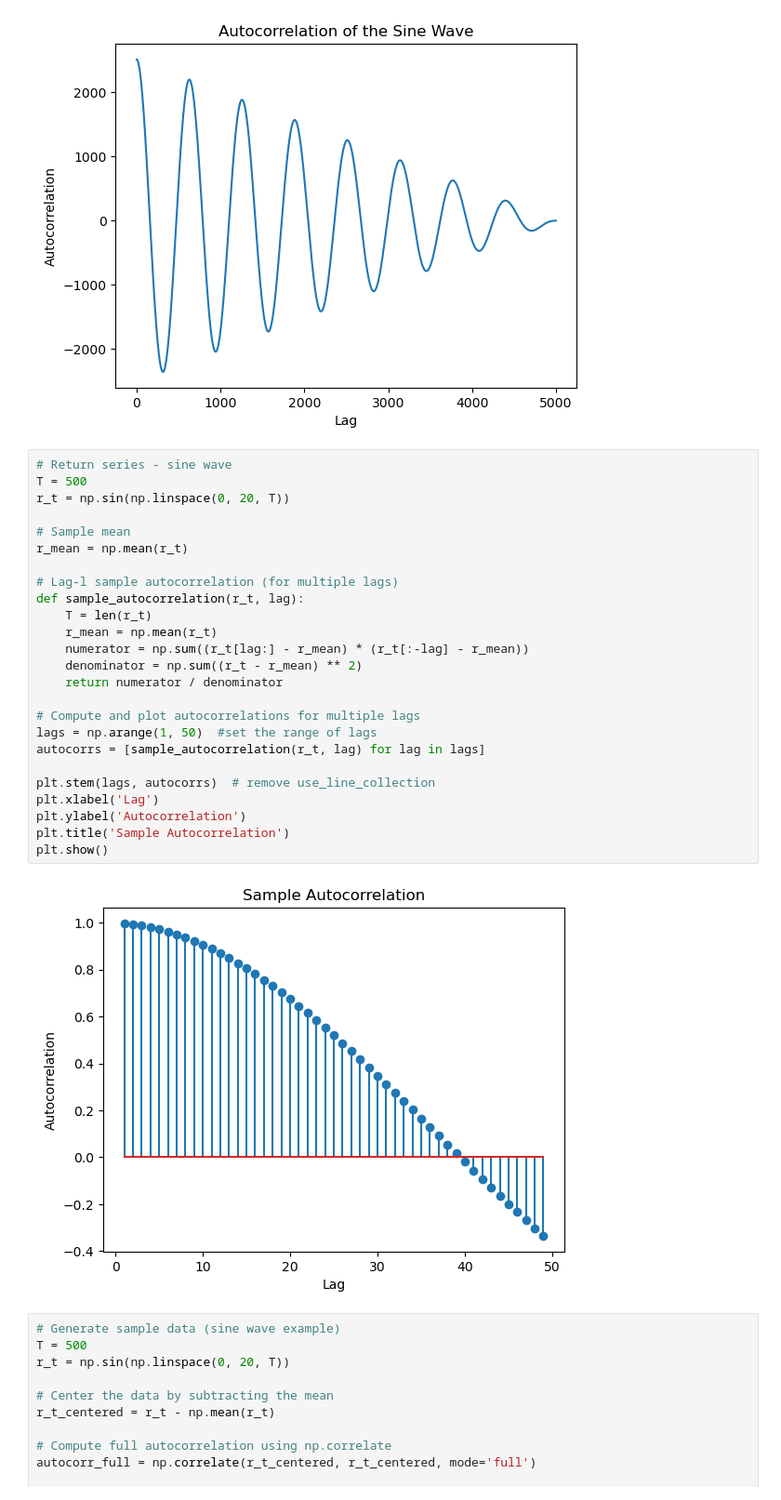
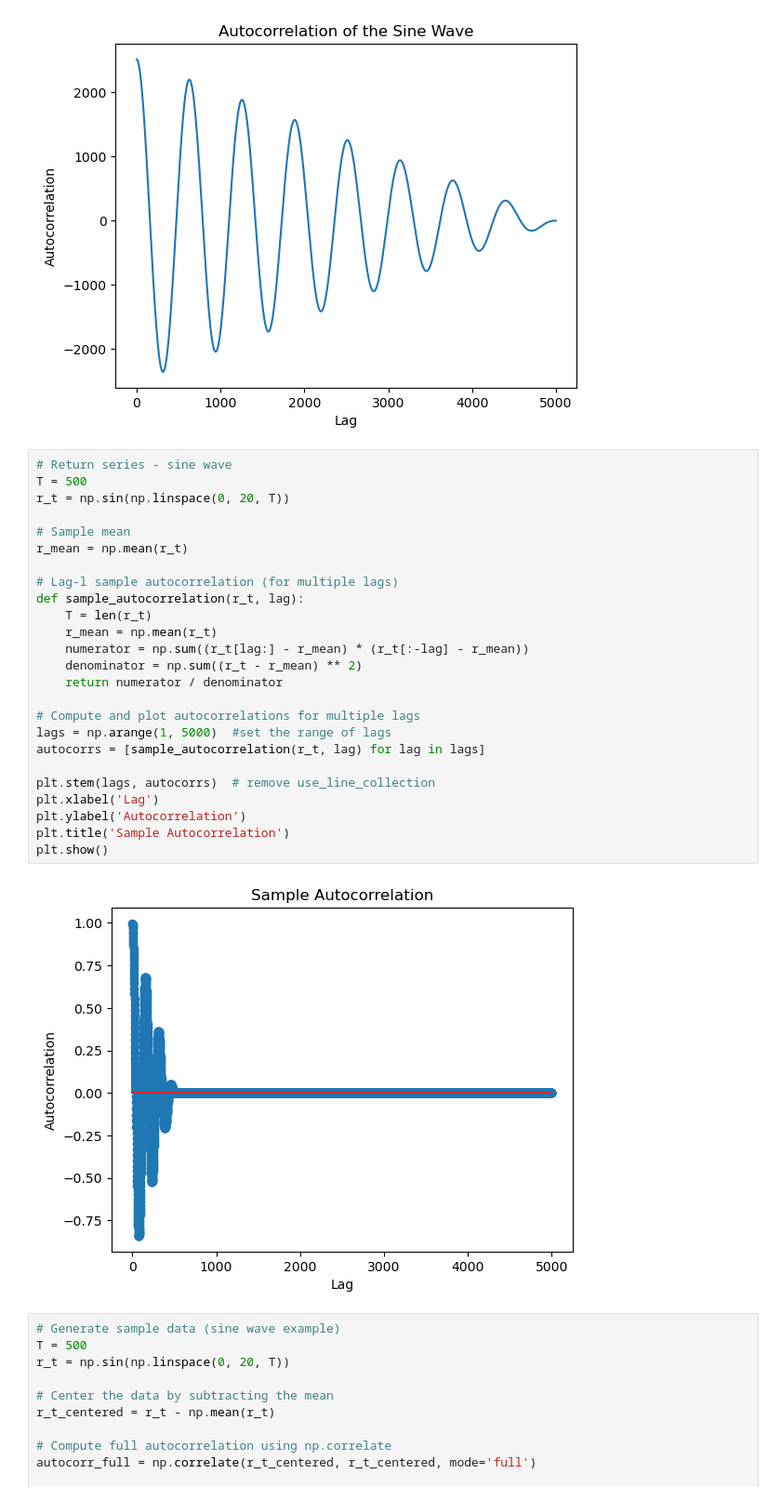
Before and after one commit to Yejin-Hwang/Analysis-of-Financial-Time-Series, a Jupyter notebook: financial data_1024.ipynb, the cells around one changed output. Shown at 93% size. Drawn from its saved outputs; the diff is of its cells as text.

```diff
--- a/financial data_1024.ipynb
+++ b/financial data_1024.ipynb
@@ -42,30 +42,30 @@ plt.show()
 # %%
 # Return series - sine wave
 T = 500
 r_t = np.sin(np.linspace(0, 20, T))
 
 # Sample mean
 r_mean = np.mean(r_t)
 
 # Lag-l sample autocorrelation (for multiple lags)
 def sample_autocorrelation(r_t, lag):
     T = len(r_t)
     r_mean = np.mean(r_t)
     numerator = np.sum((r_t[lag:] - r_mean) * (r_t[:-lag] - r_mean))
     denominator = np.sum((r_t - r_mean) ** 2)
     return numerator / denominator
 
 # Compute and plot autocorrelations for multiple lags
-lags = np.arange(1, 50)  #set the range of lags
+lags = np.arange(1, 5000)  #set the range of lags
 autocorrs = [sample_autocorrelation(r_t, lag) for lag in lags]
 
 plt.stem(lags, autocorrs)  # remove use_line_collection
 plt.xlabel('Lag')
 plt.ylabel('Autocorrelation')
 plt.title('Sample Autocorrelation')
 plt.show()
 # %% [output]
-[figure, old version]
+[figure, new version]
 # %%
 # Generate sample data (sine wave example)
 T = 500
```
Also changed, not shown: parts of 3 cells of this notebook, 1 other file.
